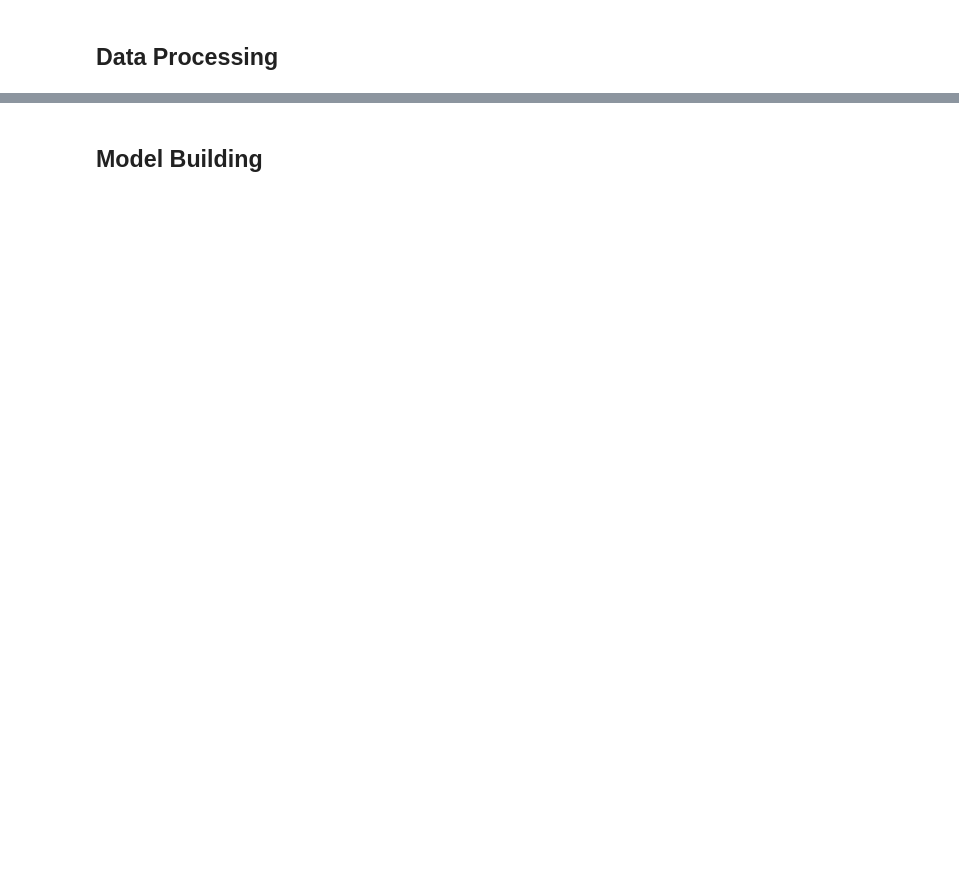
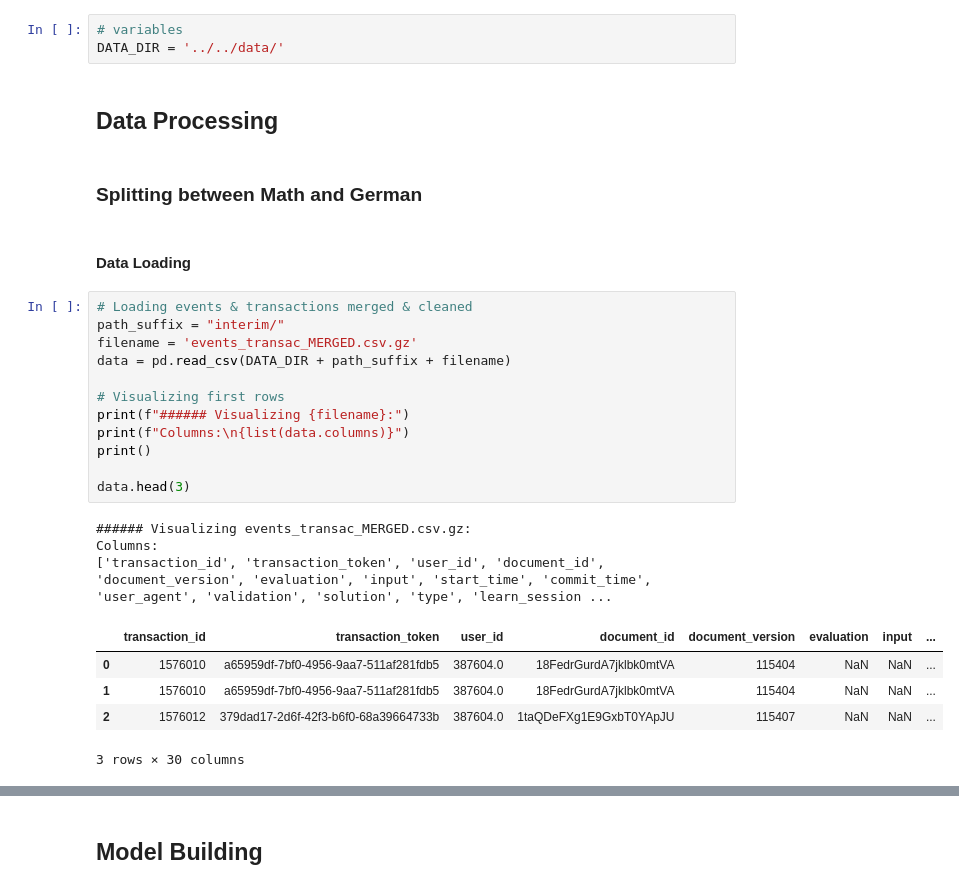
Before and after one commit to ML4BD/milestone-4-roguesgallery, a Jupyter notebook: notebooks/Milestone06/lernnavi_m6_276507.ipynb, the cells around one changed output, grey strips where cells are left out. Saved outputs shown, nothing was run; the diff lists cells and outputs as text; blank space fills up the shorter version.

```diff
--- a/notebooks/Milestone06/lernnavi_m6_276507.ipynb
+++ b/notebooks/Milestone06/lernnavi_m6_276507.ipynb
@@ -33,2 +55,30 @@ To this end, we will proceed as follows:
+# %%
+# variables
+DATA_DIR = '../../data/'
 # %% [markdown]
 ## Data Processing
+# %% [markdown]
+### Splitting between Math and German
+# %% [markdown]
+#### Data Loading
+# %%
+# Loading events & transactions merged & cleaned
+path_suffix = "interim/"
+filename = 'events_transac_MERGED.csv.gz'
+data = pd.read_csv(DATA_DIR + path_suffix + filename)
+
+# Visualizing first rows
+print(f"###### Visualizing {filename}:")
+print(f"Columns:\n{list(data.columns)}")
+print()
+
+data.head(3)
+# %% [output]
+###### Visualizing events_transac_MERGED.csv.gz:
+Columns:
+['transaction_id', 'transaction_token', 'user_id', 'document_id', 'document_version', 'evaluation', 'input', 'start_time', 'commit_time', 'user_agent', 'validation', 'solution', 'type', 'learn_session ...
+|  | transaction_id | transaction_token | user_id | document_id | document_version | evaluation | input | ... |
+| 0 | 1576010 | a65959df-7bf0-4956-9aa7-511af281fdb5 | 387604.0 | 18FedrGurdA7jklbk0mtVA | 115404 | NaN | NaN | ... |
+| 1 | 1576010 | a65959df-7bf0-4956-9aa7-511af281fdb5 | 387604.0 | 18FedrGurdA7jklbk0mtVA | 115404 | NaN | NaN | ... |
+| 2 | 1576012 | 379dad17-2d6f-42f3-b6f0-68a39664733b | 387604.0 | 1taQDeFXg1E9GxbT0YApJU | 115407 | NaN | NaN | ... |
+3 rows × 30 columns
```
Also changed, not shown: parts of 63 cells of this notebook.
